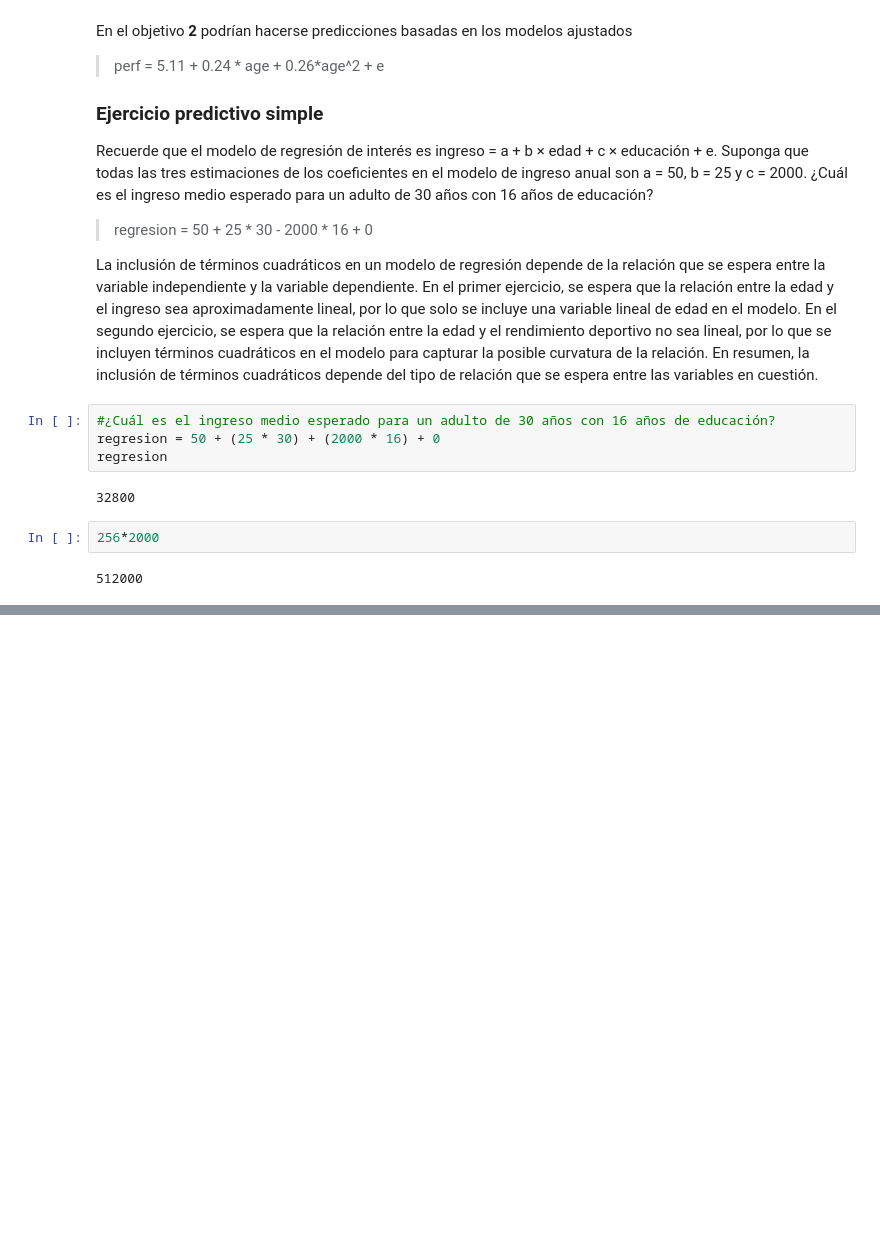
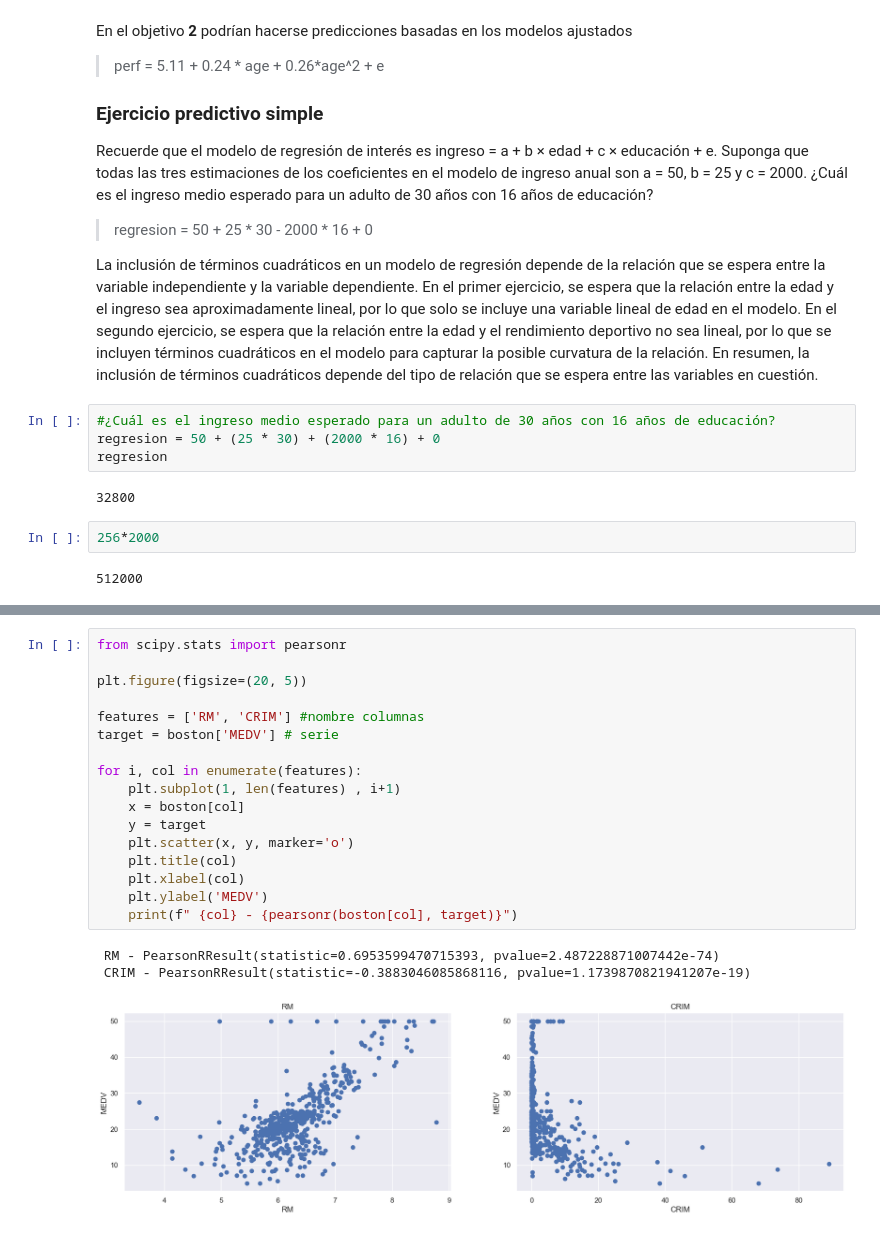
Before and after one commit to onavarrete04/Introduccion-Ciencia-Datos, a Jupyter notebook: 2023_modelos_estadísticos_datos.ipynb, the cells around one changed output, grey strips where cells are left out. Cells and saved outputs as stored; diff of their text form; blank space fills up the shorter version.

```diff
--- a/2023_modelos_estadísticos_datos.ipynb
+++ b/2023_modelos_estadísticos_datos.ipynb
@@ -104,0 +259,21 @@ regresion
+# %%
+from scipy.stats import pearsonr
+
+plt.figure(figsize=(20, 5))
+
+features = ['RM', 'CRIM'] #nombre columnas
+target = boston['MEDV'] # serie
+
+for i, col in enumerate(features):
+    plt.subplot(1, len(features) , i+1)
+    x = boston[col]
+    y = target
+    plt.scatter(x, y, marker='o')
+    plt.title(col)
+    plt.xlabel(col)
+    plt.ylabel('MEDV')
+    print(f" {col} - {pearsonr(boston[col], target)}")
+# %% [output]
+ RM - PearsonRResult(statistic=0.6953599470715393, pvalue=2.487228871007442e-74)
+ CRIM - PearsonRResult(statistic=-0.3883046085868116, pvalue=1.1739870821941207e-19)
+[figure, added]
```
Also changed, not shown: parts of 18 cells of this notebook, 14 other files.
